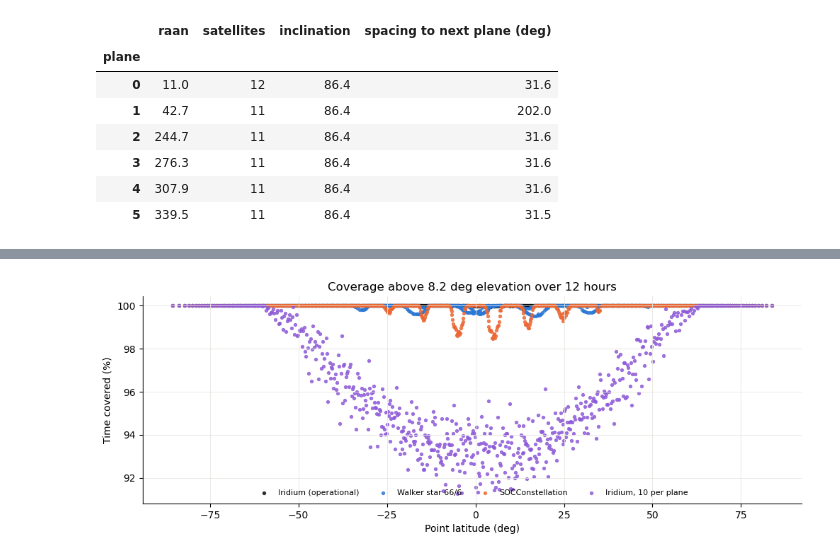
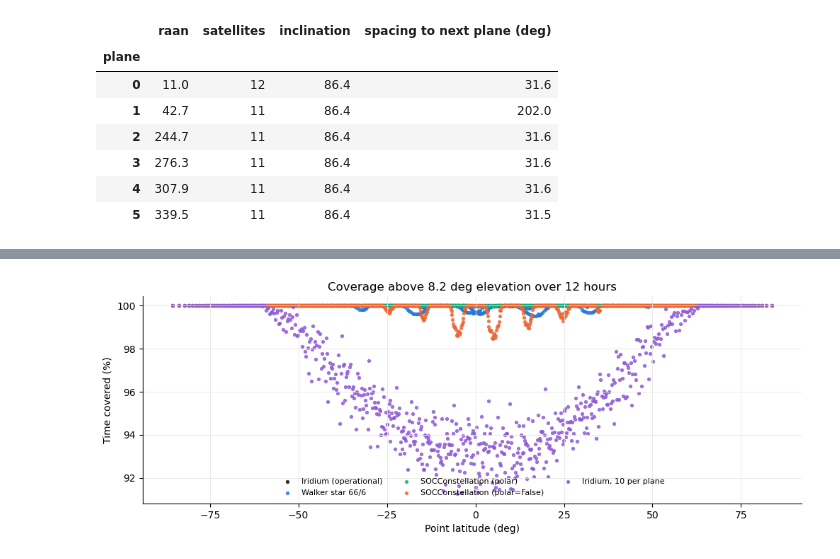
Before and after one commit to code-lab-org/tatc, a Jupyter notebook: docs/validation/ValidateConstellationIridium.ipynb, the cells around one changed output, grey strips where cells are left out. Drawn from its saved outputs; the diff is of its cells as text; code cells hidden in the pictures.

Commit message:
add adams rider polar soc

```diff
--- a/docs/validation/ValidateConstellationIridium.ipynb
+++ b/docs/validation/ValidateConstellationIridium.ipynb
@@ -99,16 +99,18 @@ rows1 = {"Iridium (operational)": {"satellites per plane": 11, "planes": len(pla
 for s in (10, 11, 12):
     p, co, seam = polar_streets(gamma, s)
     rows1[f"polar streets of coverage, {s} per plane"] = {"satellites per plane": s, "planes": p, "satellites": s * p, "plane spacing (deg)": co, "seam spacing (deg)": seam, "planes span (deg)": 180}
-for packing in (1.0, 0.9, 0.8):
-    walker = SOCConstellation(name="SOC", orbit=orbit, swath_width=swath_width, packing_distance=packing).generate_walker()
-    rows1[f"SOCConstellation, packing distance {packing}"] = {
-        "satellites per plane": walker.number_satellites // walker.number_planes,
-        "planes": walker.number_planes,
-        "satellites": walker.number_satellites,
-        "plane spacing (deg)": walker.get_delta_raan_between_planes(),
-        "seam spacing (deg)": np.nan,
-        "planes span (deg)": 360 if walker.configuration == WalkerConfiguration.DELTA else 180,
-    }
+for packing in (1.0, 0.9):
+    s, p, co, seam = SOCConstellation(name="SOC", orbit=orbit, swath_width=swath_width, packing_distance=packing).get_polar_design()
+    rows1[f"SOCConstellation (polar), packing distance {packing}"] = {"satellites per plane": s, "planes": p, "satellites": s * p, "plane spacing (deg)": co, "seam spacing (deg)": seam, "planes span (deg)": 180}
+walker = SOCConstellation(name="SOC", orbit=orbit, swath_width=swath_width, packing_distance=1.0, polar=False).generate_walker()
+rows1["SOCConstellation (polar=False), packing distance 1.0"] = {
+    "satellites per plane": walker.number_satellites // walker.number_planes,
+    "planes": walker.number_planes,
+    "satellites": walker.number_satellites,
+    "plane spacing (deg)": walker.get_delta_raan_between_planes(),
+    "seam spacing (deg)": np.nan,
+    "planes span (deg)": 360,
+}
 print(f"footprint radius {gamma:.2f} deg ({swath_width / 2e3:.0f} km), swath width {swath_width / 1e3:.0f} km")
 pd.DataFrame(rows1).T.round(1)
 # %% [output]
@@ -143,7 +146,8 @@ instrument = Instrument(name="antenna", field_of_regard=compute_field_of_regard(
 constellations = {
     "Iridium (operational)": [Satellite(name=r.name, orbit=GeneralPerturbationsOrbit.from_tle(r.tle), instruments=[instrument]) for r in operational.itertuples()],
     "Walker star 66/6": WalkerConstellation(name="star", orbit=orbit, instruments=[instrument], number_satellites=66, number_planes=6, relative_spacing=3, configuration=WalkerConfiguration.STAR).generate_members(),
-    "SOCConstellation": SOCConstellation(name="SOC", orbit=orbit, instruments=[instrument], swath_width=swath_width, packing_distance=1.0).generate_members(),
+    "SOCConstellation (polar)": SOCConstellation(name="SOC", orbit=orbit, instruments=[instrument], swath_width=swath_width, packing_distance=1.0).generate_members(),
+    "SOCConstellation (polar=False)": SOCConstellation(name="SOC", orbit=orbit, instruments=[instrument], swath_width=swath_width, packing_distance=1.0, polar=False).generate_members(),
     "Iridium, 10 per plane": [Satellite(name=r.name, orbit=GeneralPerturbationsOrbit.from_tle(r.tle), instruments=[instrument]) for r in operational.groupby("plane").head(10).itertuples()],
 }
 PERIOD = (END - START).total_seconds()
@@ -151,8 +155,9 @@ PERIOD = (END - START).total_seconds()
 
 def coverage(satellites):
     """Coverage statistics of each point from TAT-C's aggregated observations."""
-    def point_coverage(point):
-        obs = collect_multi_observations(point, satellites, START, END)
+    observations = Parallel(n_jobs=-1)(delayed(collect_multi_observations)(point, satellites, START, END) for point in points)
+
+    def point_coverage(point, obs):
         if obs.empty:
             return {"point_id": point.id, "latitude": point.latitude, "covered (%)": 0.0, "max gap (min)": PERIOD / 60}
         merged = aggregate_observations(obs)
@@ -161,8 +166,7 @@ def coverage(satellites):
         gaps = np.r_[(merged.start.iloc[0] - START).total_seconds(), merged.revisit.dt.total_seconds().dropna().to_numpy(), (END - merged.end.iloc[-1]).total_seconds()]
         return {"point_id": point.id, "latitude": point.latitude, "covered (%)": 100 * min(covered, PERIOD) / PERIOD, "max gap (min)": max(0.0, gaps.max()) / 60}
 
-    with concurrent.futures.ThreadPoolExecutor(8) as pool:
-        return pd.DataFrame(list(pool.map(point_coverage, points)))
+    return pd.DataFrame([point_coverage(point, obs) for point, obs in zip(points, observations)])
 
 
 results = {label: coverage(satellites) for label, satellites in constellations.items()}
@@ -199,13 +204,13 @@ pd.DataFrame(summary).T.round(2)
 | Iridium, 10 per plane | 60.0 | 12.17 | 95.89 | 91.25 | 8.90 | ... |
 # %%
 fig, ax = plt.subplots(figsize=(12, 3.8))
-for (label, frame), color in zip(results.items(), [INK, BLUE, ORANGE, PURPLE]):
+for (label, frame), color in zip(results.items(), [INK, BLUE, AQUA, ORANGE, PURPLE]):
     ax.scatter(frame.latitude, frame["covered (%)"], s=8, color=color, label=label, alpha=0.8)
 ax.set(xlabel="Point latitude (deg)", ylabel="Time covered (%)", title=f"Coverage above {MIN_ELEVATION} deg elevation over 12 hours")
-ax.legend(frameon=False, fontsize=8, loc="lower center", ncol=4)
+ax.legend(frameon=False, fontsize=8, loc="lower center", ncol=3)
 plt.show()
 # %% [output]
-[figure, old version]
+[figure, new version]
 # %% [markdown]
 TAT-C's coverage analysis reproduces the operational constellation's coverage: the 67 operational Iridium satellites cover 96% of the points continuously over the 12 hours and every point at least 99.95% of the time, with gaps of at most 15 s, matching the coverage sampled independently from the satellites' elevation angles (mean 100.0%, minimum 99.95%). The short gaps occur where the footprints barely overlap, at the 8.2 deg elevation limit.
 
```
Also changed, not shown: parts of 7 cells of this notebook, 3 other files.
